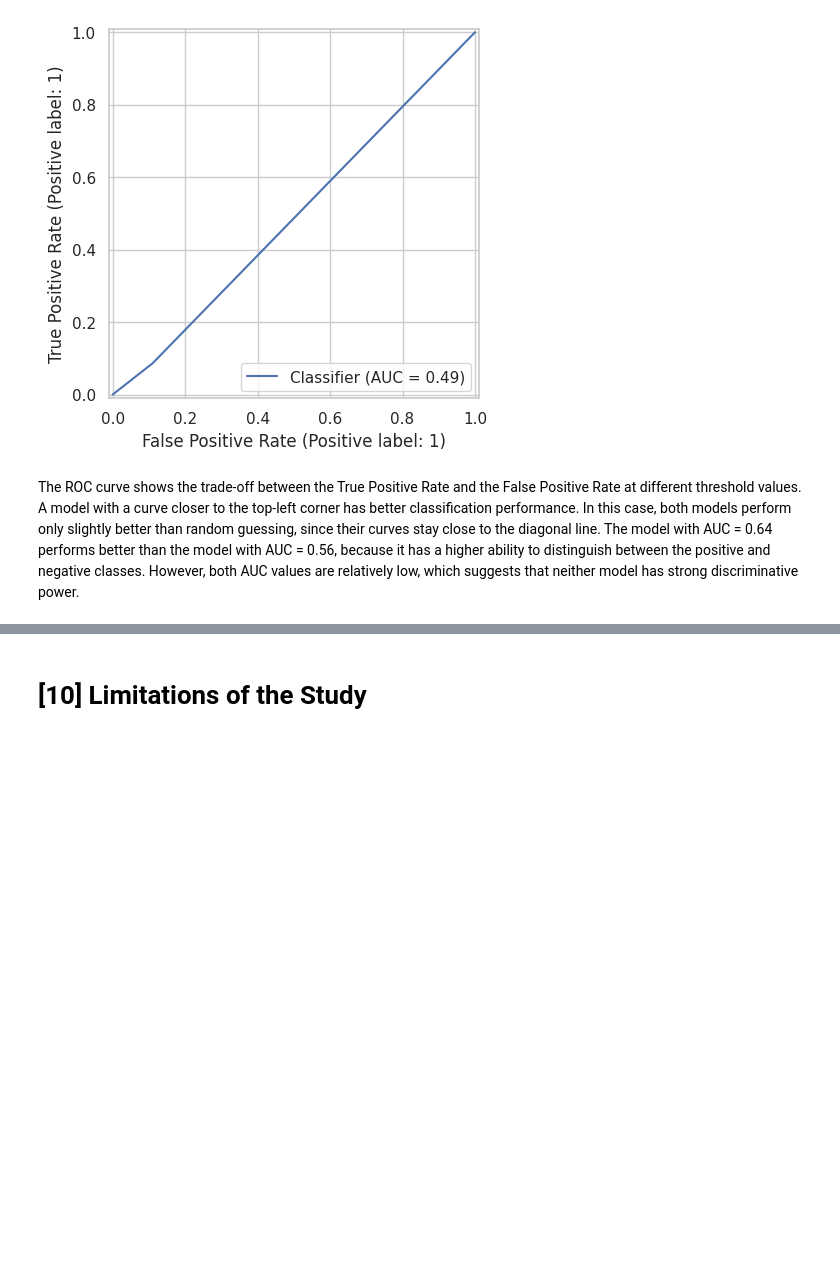
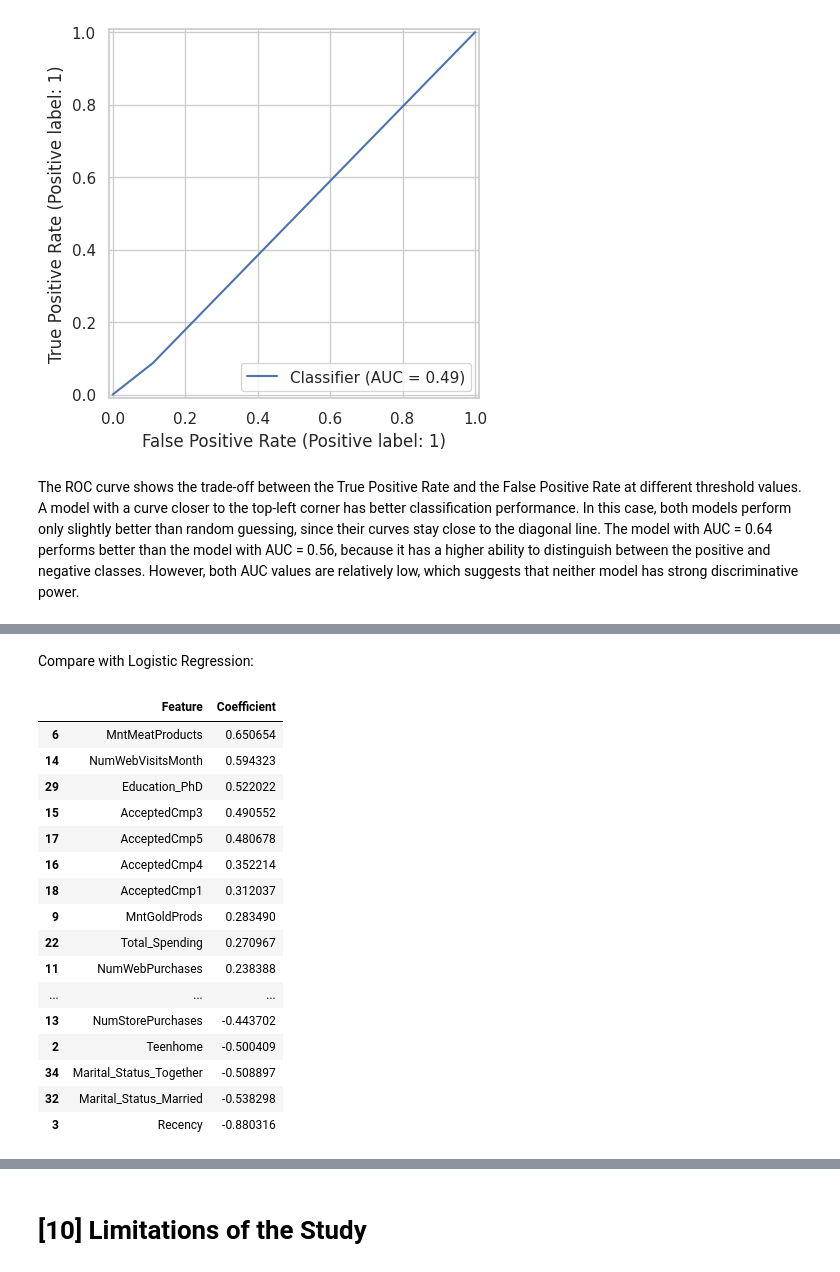
Before and after one commit to Luke-Dev-Tech/Business_intelligence_and_data-mining, a Jupyter notebook: BI_Project.ipynb, the cells around one changed output, grey strips where cells are left out. Drawn from its saved outputs; the diff is of its cells as text; code cells hidden in the pictures; blank space fills up the shorter version.

```diff
--- a/BI_Project.ipynb
+++ b/BI_Project.ipynb
@@ -1739,0 +1770,27 @@ The model with AUC = 0.64 performs better than the model with AUC = 0.56, becaus
+# %% [markdown]
+Compare with Logistic Regression:
+# %%
+importance_log = pd.DataFrame({
+    "Feature": X_train.columns,
+    "Coefficient": log_model.coef_[0]
+}).sort_values(by="Coefficient", ascending=False)
+
+importance_log
+# %% [output]
+|  | Feature | Coefficient |
+| 6 | MntMeatProducts | 0.650654 |
+| 14 | NumWebVisitsMonth | 0.594323 |
+| 29 | Education_PhD | 0.522022 |
+| 15 | AcceptedCmp3 | 0.490552 |
+| 17 | AcceptedCmp5 | 0.480678 |
+| 16 | AcceptedCmp4 | 0.352214 |
+| 18 | AcceptedCmp1 | 0.312037 |
+| 9 | MntGoldProds | 0.283490 |
+| 22 | Total_Spending | 0.270967 |
+| 11 | NumWebPurchases | 0.238388 |
+| ... | ... | ... |
+| 13 | NumStorePurchases | -0.443702 |
+| 2 | Teenhome | -0.500409 |
+| 34 | Marital_Status_Together | -0.508897 |
+| 32 | Marital_Status_Married | -0.538298 |
+| 3 | Recency | -0.880316 |
```
Also changed, not shown: parts of 11 cells of this notebook.
